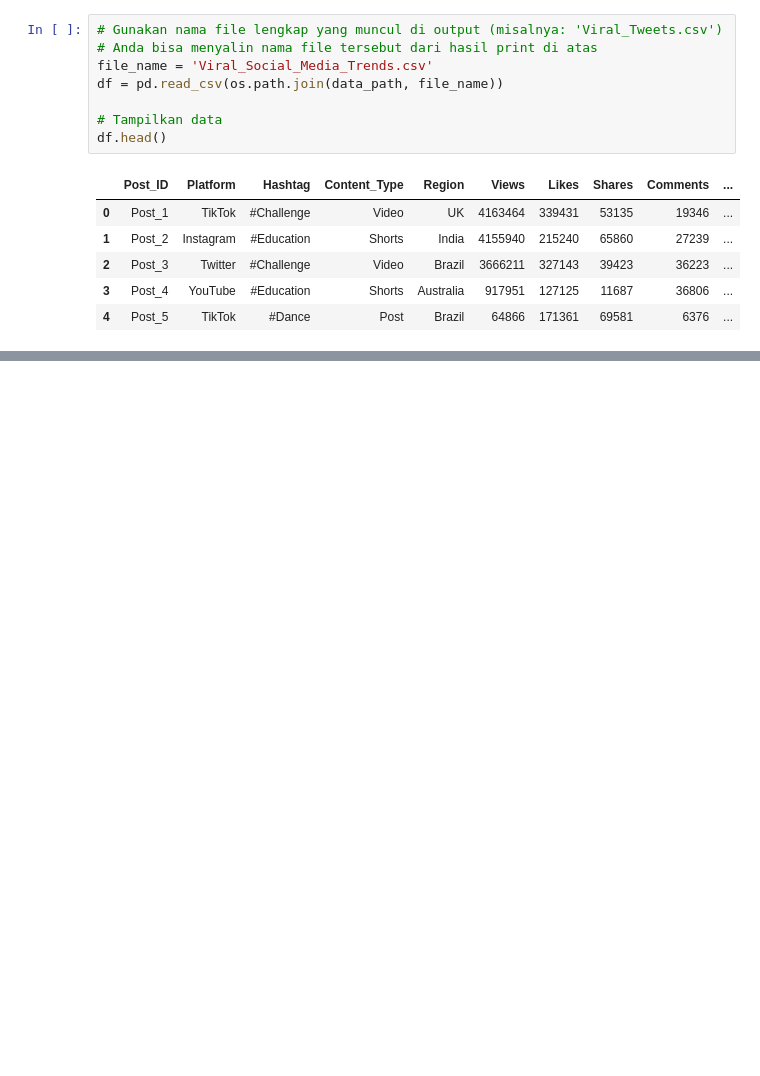
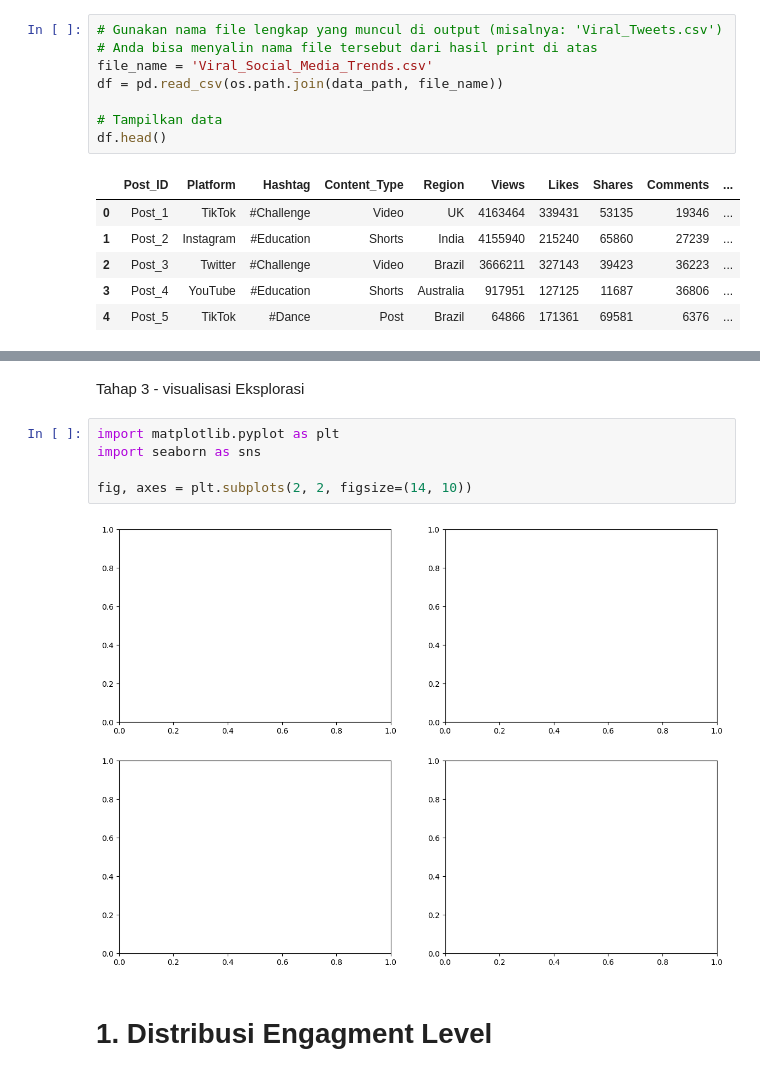
Before and after one commit to ahmadirhamm/Analysis-Exercises, a Jupyter notebook: Training_dataset_from_kaggle.ipynb, the cells around one changed output, grey strips where cells are left out. Saved outputs shown, nothing was run; the diff lists cells and outputs as text; blank space fills up the shorter version.

```diff
--- a/Training_dataset_from_kaggle.ipynb
+++ b/Training_dataset_from_kaggle.ipynb
@@ -79,0 +125,11 @@ Name: count, dtype: int64
+# %% [markdown]
+Tahap 3 - visualisasi Eksplorasi
+# %%
+import matplotlib.pyplot as plt
+import seaborn as sns
+
+fig, axes = plt.subplots(2, 2, figsize=(14, 10))
+# %% [output]
+[figure, added]
+# %% [markdown]
+# 1. Distribusi Engagment Level
```
Also changed, not shown: parts of 37 cells of this notebook.
